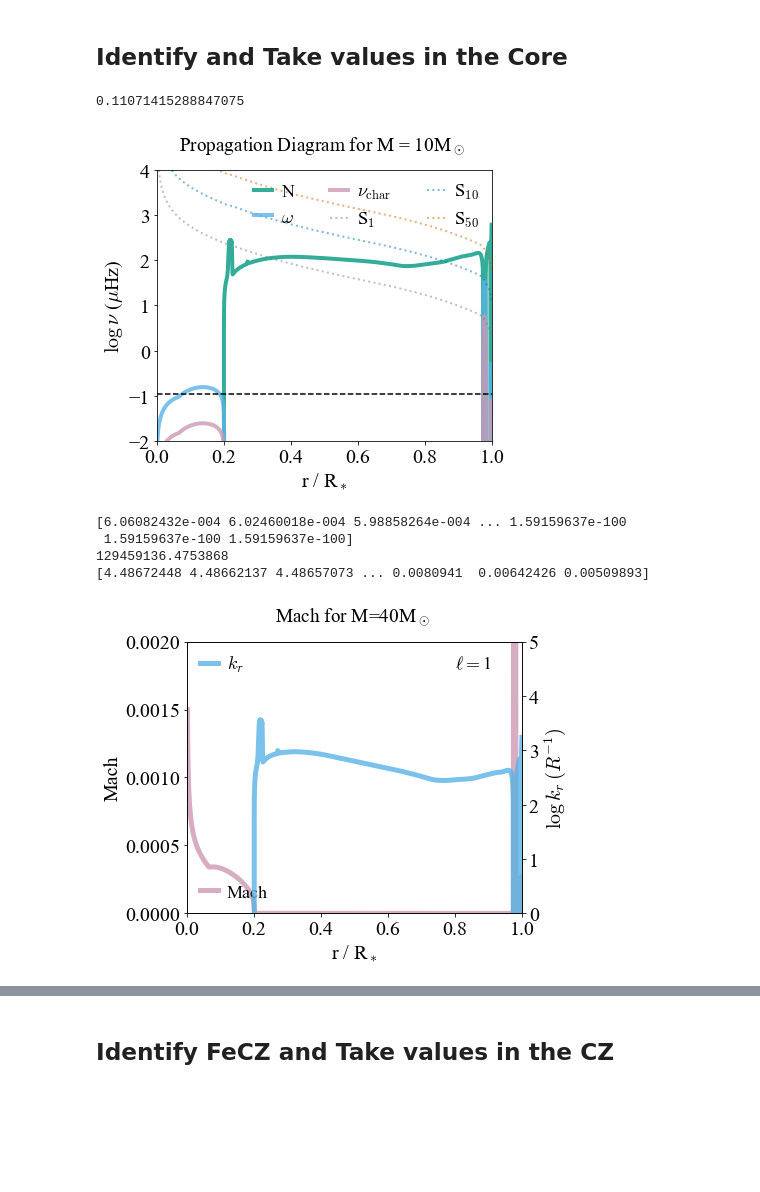
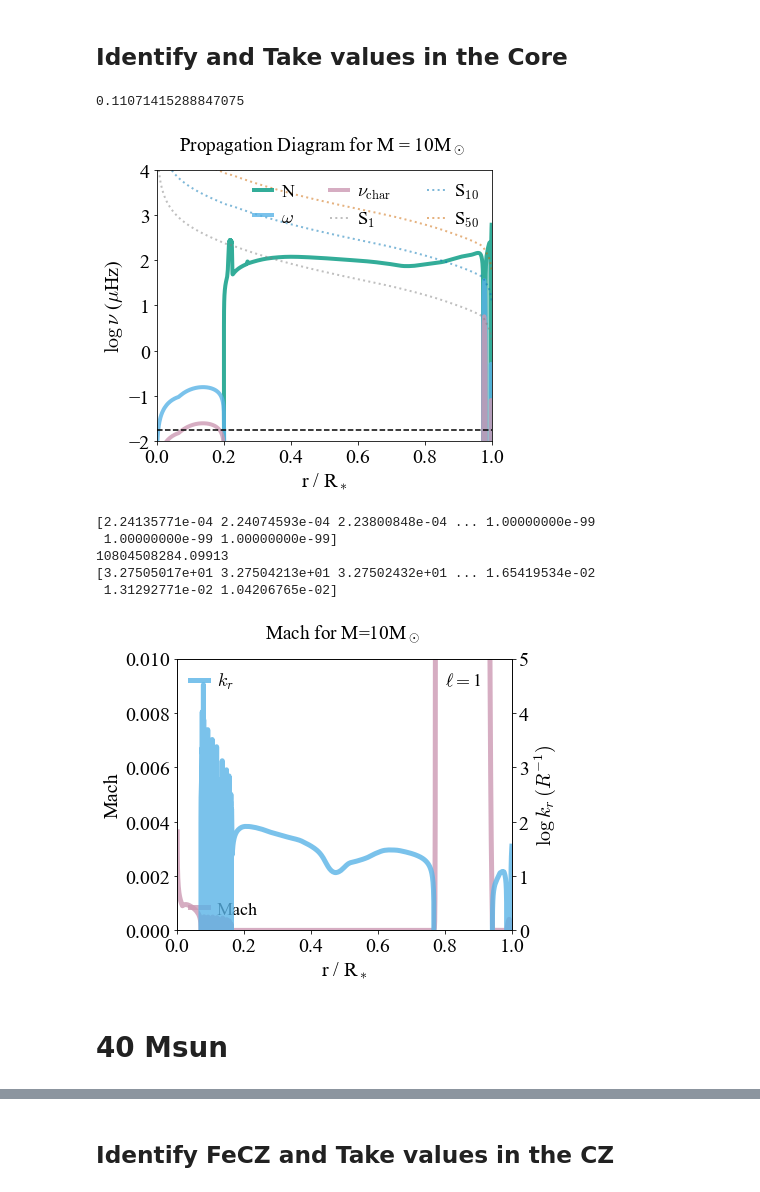
Before and after one commit to matteocantiello/rednoise, a Jupyter notebook: propagation_diagrams.ipynb, the cells around one changed output, grey strips where cells are left out. Drawn from its saved outputs; the diff is of its cells as text; code cells hidden in the pictures; blank space fills up the shorter version.

```diff
--- a/propagation_diagrams.ipynb
+++ b/propagation_diagrams.ipynb
@@ -198,25 +196,15 @@ And $\nu_c \equiv \omega_c / 2\pi $ (e.g. Shiode et al. 2013)
 DIR = '/Users/mcantiello/Dropbox (Personal)/work/red_noise/Z0.02_CORE/'
 mods = [5.0, 5.2, 5.4 ,5.6 ,5.8, 6.0, 7.0,8.0,9.0,10,11,12,13,14,15,16,17,18,19,20,21,22,23,24,25,30,40,50,60,80,100,120]
 hrdlines = [5.0,6.0,7.0,9.0,11,13,15,20,25,30,40,60,80,120]
+figures = '/Users/mcantiello/Dropbox (Personal)/work/red_noise/figures/'
 # %% [markdown]
 ## Identify and Take values in the Core
-# %%
-# T_FeCZ  = (/ 100000,500000 /)  ! Rough T range for FeCZ Conv Region
-# If temperature within the FeCZ range AND convective -> extract boundaries of FeCZ
-vc=10**mesa.log_conv_vel
-
-i=len(vc)-1
-while (vc[i] > 0.00001):
-    i=i-1
-omega_core=np.mean(omega[i:])
-i_core = i
-print(omega_core/muhz)
-# %% [output]
-0.11071415288847075
 # %%
 mesa=mr.MesaData(DIR+'10/LOGS/profile10.data')
 dir(mesa)
 mesa.bulk_names
+
+pi2= 2*3.1415
 
 # Units of brunt in MESA?
 #log_brunt_nu(k) = safe_log10_cr((1d6/(2*pi))*sqrt(max(0d0,s% brunt_N2(k))))
@@ -224,8 +212,9 @@ mesa.bulk_names
 # lamb_S ! for l=1: S = sqrt(2)*csound/r
 muhz=1e-6 #conversion factor from muhz to hz
 
-brunt=(1e6/6.283)*10**mesa.log_brunt_N
-lamb1=(1e6/6.283)*mesa.lamb_S
+brunt=(1e6/pi2)*10**mesa.log_brunt_N
+lamb1=(1e6/pi2)*mesa.lamb_S
+
 
 lamb10=lamb_ell(lamb1,10)
 lamb50=lamb_ell(lamb1,50)
@@ -246,6 +235,15 @@ nu_char=1.0/(2*3.1415*turnover)     # Definition in Bowman et al. 2020
 
 omega=vc/(2*alpha_mlt*hp*rsun)      # definition from Fuller et al. 2014 (there is a 2 here)
 
+## Identify values in the core
+i=len(vc)-1
+while (vc[i] > 0.00001):
+    i=i-1
+omega_core=np.mean(omega[i:])
+i_core = i
+print(omega_core/muhz)
+##
+
 plt.plot(mesa.radius/mesa.radius[1],np.log10(omega/muhz),linewidth=4, alpha=0.8,label = r'$\omega$',color=SKY_BLUE)
 plt.plot(mesa.radius/mesa.radius[1],np.log10(nu_char/muhz),linewidth=4, alpha=0.8,label = r'$\nu_{\rm char}$',color=RED_PURPLE)
 
@@ -254,7 +252,7 @@ plt.plot(mesa.radius/mesa.radius[1],np.log10(lamb10),linewidth=2, ls=':',alpha=0
 plt.plot(mesa.radius/mesa.radius[1],np.log10(lamb50),linewidth=2, ls=':',alpha=0.5,label = r'S$_{50}$',color=VERMILLION)
 #plt.plot(mesa.radius/mesa.radius[1],np.log10(lamb30),linewidth=2, alpha=0.8,label = r'  S$_{30}$')
 #plt.plot(mesa.radius/mesa.radius[1],np.log10(lamb300),linewidth=2, alpha=0.8,label = r'S$_{\ell = 300}$')
-plt.axhline(y=np.log10(omega_core/muhz), color=BLACK, linestyle='--')
+plt.axhline(y=np.log10(omega_core/(pi2*muhz)), color=BLACK, linestyle='--')
 
 legend = plt.legend(loc='upper right',fontsize=18,ncol=3)
 
@@ -262,9 +260,10 @@ plt.axis([0.0,1, -2,4])
 plt.xlabel(r'r / R$_*$')
 plt.ylabel(r'$\log\, \nu$ ($\mu$Hz)')
 plt.title(r'Propagation Diagram for M = 10M$_\odot$ ') #X$_c$=0.68
-plt.savefig("Propagation10Msun_zoom.pdf")
+plt.savefig(figures+"Propagation10Msun_zoom.pdf",bbox_inches='tight')
 # %% [output]
+0.11071415288847075
-[figure, old version]
+[figure, new version]
 # %%
 fig, ax1 = plt.subplots()
 ell=1
@@ -272,13 +271,13 @@ ell=1
 
 # Calculate F0
 
-N=brunt*muhz
+N=brunt*muhz*pi2
 print(N)
 rho=10**mesa.logRho
 F0=0.5*rho*(rsun*mesa.radius)**3.0
 F0=F0*omega_core**2.0
-#F0=F0*(N**2.0 - omega_c**2.0)**0.5
-F0=F0*N
+F0=F0*(N**2.0 - omega_c**2.0)**0.5
+#F0=F0*N
 F0_surf=F0[1] # Take surface value of F0
 print(F0[1])
 
@@ -298,46 +297,47 @@ Figw=Fc*mach
 Figw_core= np.mean(Figw[i_core:])  # Take an average of Figw in the FeCZ
 
 
-
-
 R = mesa.radius
 ax1.plot(R/R[1],mach,linewidth=5, color=RED_PURPLE,alpha=0.8,label = r'Mach')
 ax1.set_ylabel(r'Mach')
 ax1.set_xlabel(r'r / R$_*$')
 ax1.set_xlim(0,1)
 ax1.set_ylim(0,1)
 legend1 = plt.legend(loc='lower left',fontsize=18,ncol=1)
 
 ax2=ax1.twinx()
 print(mesa.radius)
 # Calculate radial wavenumber
-kr = k_r(ell,brunt*muhz,omega_core,R)
+kr = k_r(ell,brunt*muhz,omega_core/pi2,R)
 kh = k_h(ell,R)
 
 ax2.plot(R/R[1],np.log10(kr),linewidth=5, color=SKY_BLUE,alpha=0.8,label = r'$k_r$')
 #ax2.plot(R/R[1],kh,linewidth=3, color=ORANGE,alpha=0.8,label = r'$k_h$')
 #ax2.plot(mesa.radius/mesa.radius[1],np.log10((Figw/F)**0.5),linewidth=5, color=BLUE_GREEN,alpha=0.8,label = r'$\sqrt{F_{IGW}/F_{*}}$')
 
 
-xir= xi_r(ell,brunt*muhz,omega_core,R*rsun, rho, Figw_fecz)
+xir= xi_r(ell,brunt*muhz,omega_core/pi2,R*rsun, rho, Figw_fecz)
 
 #ax2.plot(mesa.radius/mesa.radius[1],np.log10(kr*xir),linewidth=5, color=BLUE_GREEN,alpha=0.8,label = r'$\xi_r \, k_r$')
 #ax2.plot(R/R[1],xir/(R*rsun),linewidth=5, color=BLUE_GREEN,alpha=0.8,label = r'$\xi_r/ R $')
 #ax2.plot(R/R[1],kr*xir/(R*rsun),linewidth=3, color=BLACK,alpha=0.5,label = r'$\xi_r \, k_r$')
 legend2 = plt.legend(loc='upper left',fontsize=18,ncol=1)
 
 #ax2.set_xlim(0.75,1)
 ax2.set_ylim(0,5)
-ax1.set_ylim(0,0.002)
+ax1.set_ylim(0,0.01)
 ax2.set_ylabel(r'$\log \, k_r \, (R^{-1})$')
 ax2.annotate('$\ell = $'+str(ell),(0.8,4.5), fontsize=18)
 
 #plt.ylabel(r'$\log \sqrt{F_{IGW}/F_0}$')
-plt.title(r'Mach for M=40M$_\odot$ ') #X$_c$=0.68
-plt.savefig("Fluxes_mach_core_40Msun.pdf")
+plt.title(r'Mach for M=10M$_\odot$ ') #X$_c$=0.68
+plt.savefig(figures+"kr_mach_core_10Msun.pdf",bbox_inches='tight')
 # %% [output]
-[6.06082432e-004 6.02460018e-004 5.98858264e-004 ... 1.59159637e-100
- 1.59159637e-100 1.59159637e-100]
-129459136.4753868
-[4.48672448 4.48662137 4.48657073 ... 0.0080941  0.00642426 0.00509893]
+[2.24135771e-04 2.24074593e-04 2.23800848e-04 ... 1.00000000e-99
+ 1.00000000e-99 1.00000000e-99]
+10804508284.09913
+[3.27505017e+01 3.27504213e+01 3.27502432e+01 ... 1.65419534e-02
+ 1.31292771e-02 1.04206765e-02]
-[figure, old version]
+[figure, new version]
+# %% [markdown]
+# 40 Msun
```
Also changed, not shown: parts of 12 cells of this notebook.
